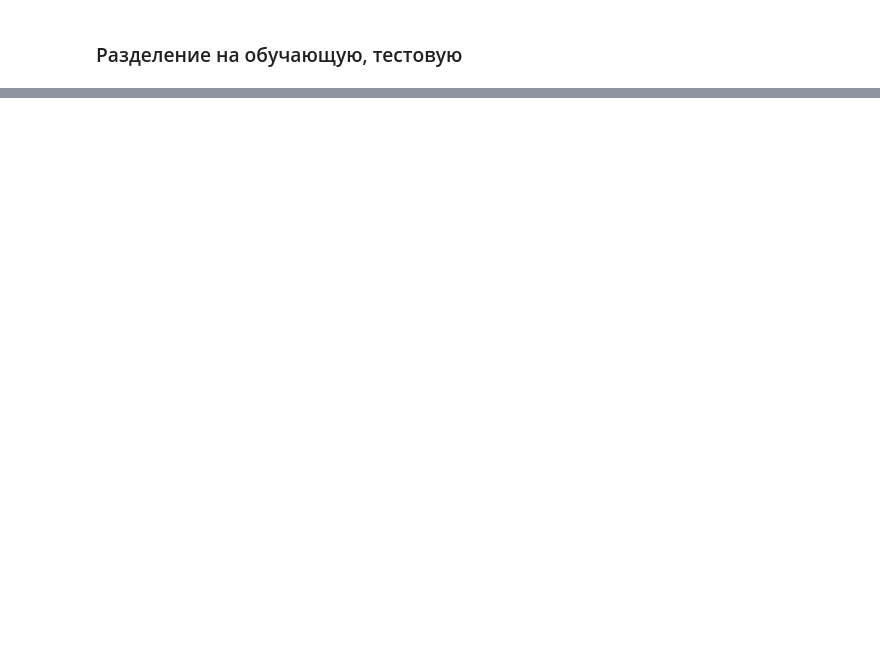
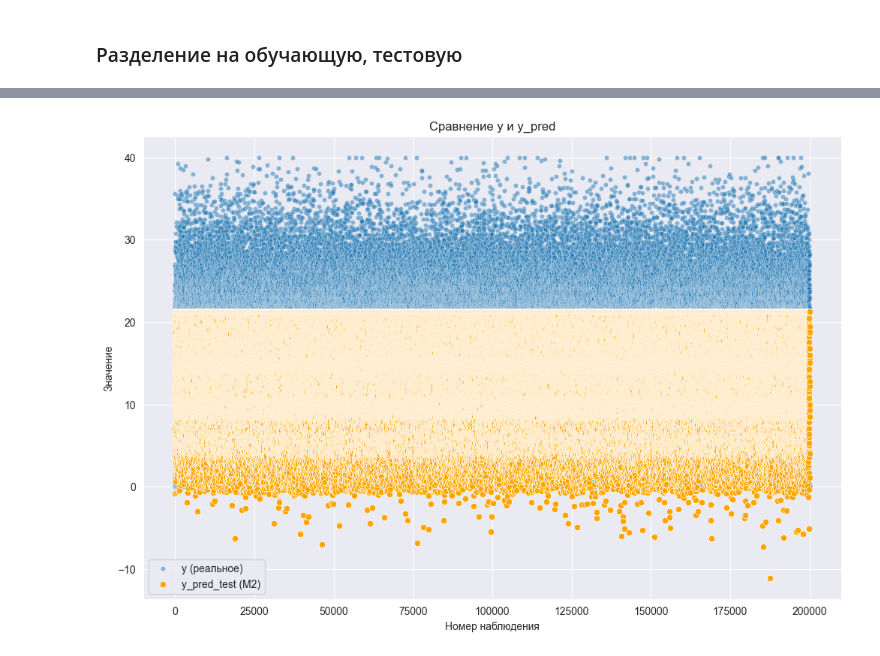
Before and after one commit to Qweeckusha/vvsu_mml, a Jupyter notebook: Домашнее_задание_2.ipynb, the cells around one changed output, grey strips where cells are left out. Saved outputs shown, nothing was run; the diff lists cells and outputs as text; code cells hidden in the pictures; blank space fills up the shorter version.

```diff
--- a/Домашнее_задание_2.ipynb
+++ b/Домашнее_задание_2.ipynb
@@ -268,0 +353,17 @@ X_train, X_test, y_train, y_test = train_test_split(X_scaled, y, test_size=0.2,
+# %%
+import seaborn as sns
+plt.figure(figsize=(12, 8))
+
+# реальные значения точками
+sns.scatterplot(x=range(len(y_test)), y=y_test, label="y (реальное)", alpha=0.5, s=20)
+
+# предсказания линией
+sns.scatterplot(x=range(len(y_pred_test)), y=y_pred_test, label="y_pred_test (M2)", color="orange")
+
+plt.xlabel("Номер наблюдения")
+plt.ylabel("Значение")
+plt.title("Сравнение y и y_pred")
+plt.legend()
+plt.show()
+# %% [output]
+[figure, added]
```
Also changed, not shown: parts of 31 cells of this notebook.
